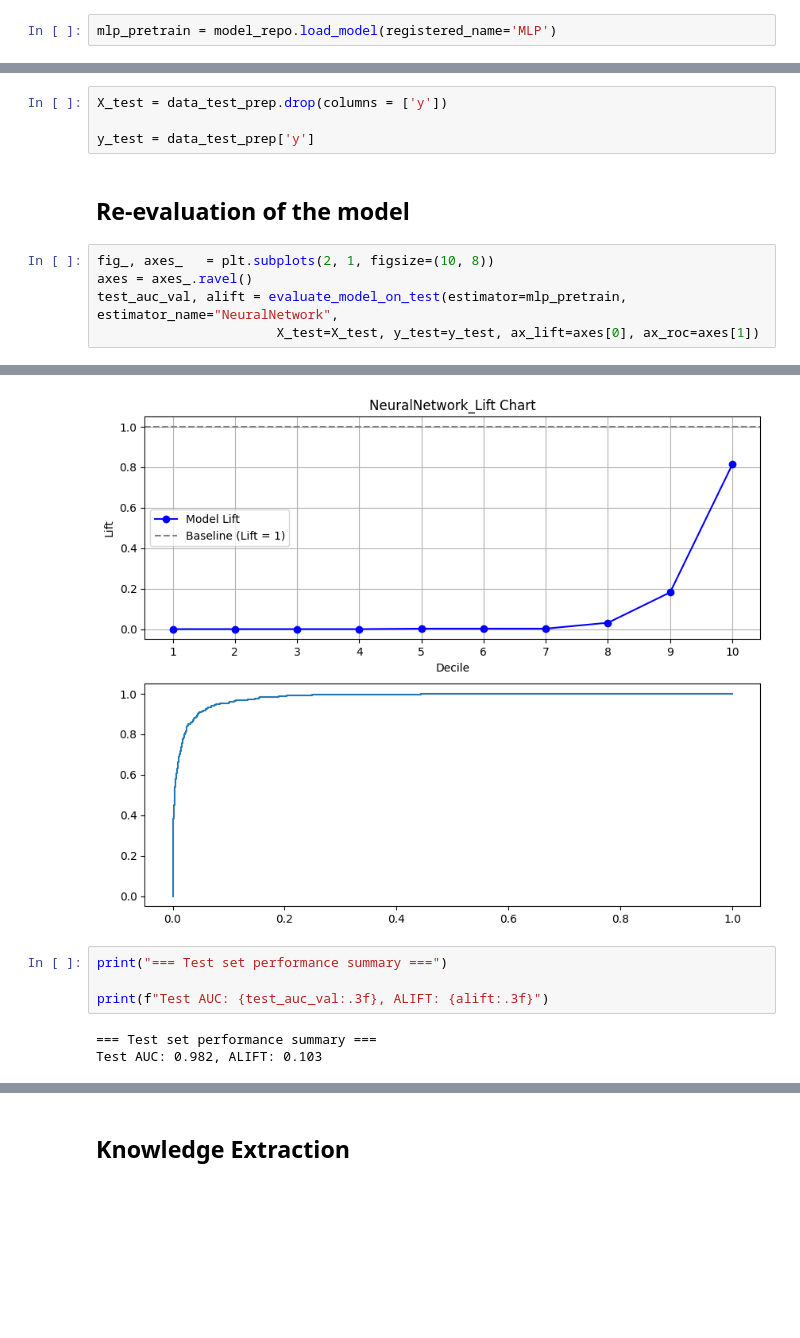
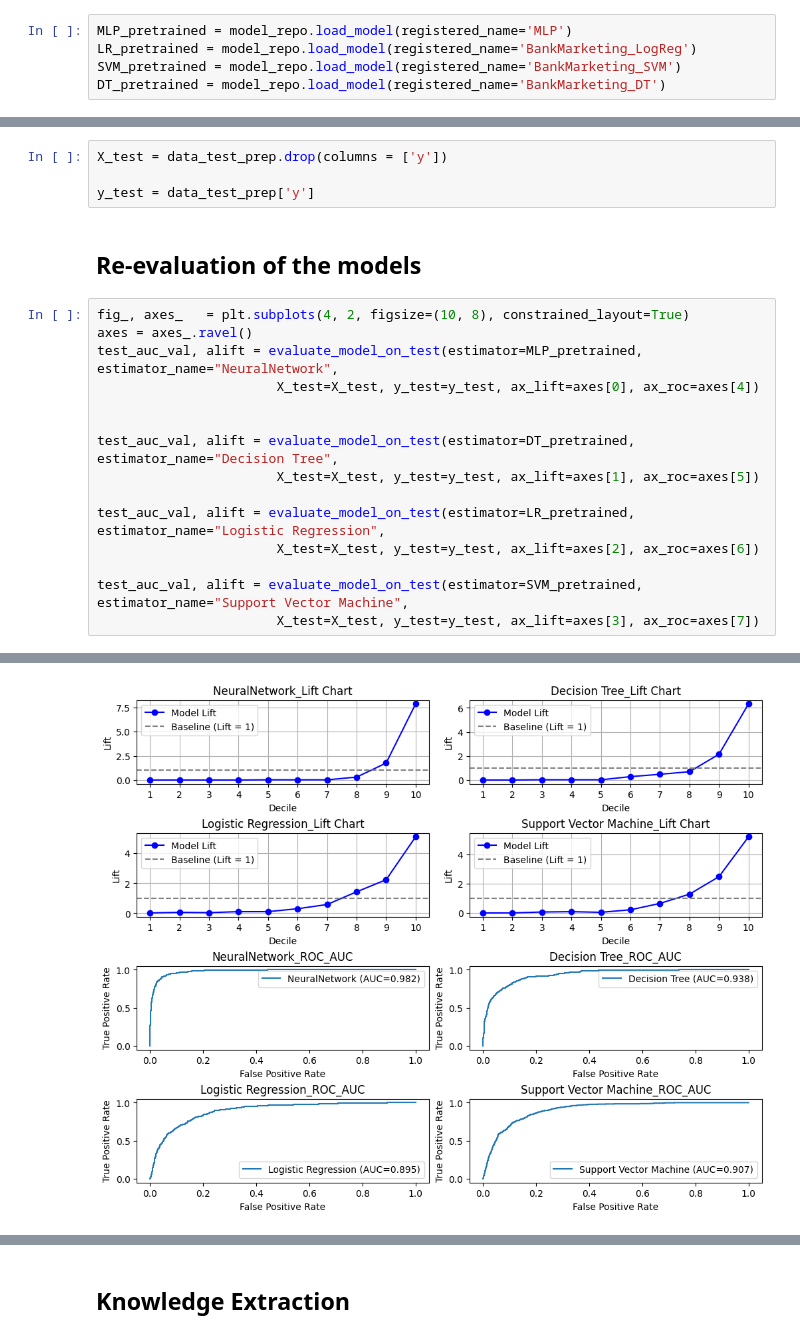
Before and after one commit to SoheilMehrizi/Decision-Support-System-for-Bank-telemarketing, a Jupyter notebook: notebooks/Knowledge_Extraction.ipynb, the cells around one changed output, grey strips where cells are left out. Cells and saved outputs as stored; diff of their text form; blank space fills up the shorter version.

Commit message:
refine Visualization of roc_auc and alift.

```diff
--- a/notebooks/Knowledge_Extraction.ipynb
+++ b/notebooks/Knowledge_Extraction.ipynb
@@ -82,4 +82,7 @@ model_repo.list_registered_models()
   'Support '
   'System/Project/notebooks/../src/models/mlruns/881043748118622715/ee7e3dfaa7e844be99b707c397ff47df/artifacts/MLP'), status='READY', status_message=None, tags={}, user_id=None, version=1>], name='MLP ...
 # %%
-mlp_pretrain = model_repo.load_model(registered_name='MLP')
+MLP_pretrained = model_repo.load_model(registered_name='MLP')
+LR_pretrained = model_repo.load_model(registered_name='BankMarketing_LogReg')
+SVM_pretrained = model_repo.load_model(registered_name='BankMarketing_SVM')
+DT_pretrained = model_repo.load_model(registered_name='BankMarketing_DT')
@@ -169,10 +168,20 @@ X_test = data_test_prep.drop(columns = ['y'])
 
 y_test = data_test_prep['y']
 # %% [markdown]
-## Re-evaluation of the model
+## Re-evaluation of the models
 # %%
-fig_, axes_   = plt.subplots(2, 1, figsize=(10, 8))
+fig_, axes_   = plt.subplots(4, 2, figsize=(10, 8), constrained_layout=True)
 axes = axes_.ravel()
-test_auc_val, alift = evaluate_model_on_test(estimator=mlp_pretrain, estimator_name="NeuralNetwork",
-                       X_test=X_test, y_test=y_test, ax_lift=axes[0], ax_roc=axes[1])
+test_auc_val, alift = evaluate_model_on_test(estimator=MLP_pretrained, estimator_name="NeuralNetwork",
+                       X_test=X_test, y_test=y_test, ax_lift=axes[0], ax_roc=axes[4])
+
+
+test_auc_val, alift = evaluate_model_on_test(estimator=DT_pretrained, estimator_name="Decision Tree",
+                       X_test=X_test, y_test=y_test, ax_lift=axes[1], ax_roc=axes[5])
+
+test_auc_val, alift = evaluate_model_on_test(estimator=LR_pretrained, estimator_name="Logistic Regression",
+                       X_test=X_test, y_test=y_test, ax_lift=axes[2], ax_roc=axes[6])
+
+test_auc_val, alift = evaluate_model_on_test(estimator=SVM_pretrained, estimator_name="Support Vector Machine",
+                       X_test=X_test, y_test=y_test, ax_lift=axes[3], ax_roc=axes[7])
 # %% [output]
@@ -180,9 +189,2 @@ test_auc_val, alift = evaluate_model_on_test(estimator=mlp_pretrain, estimator_n
 y_test_proba: (4461,)
-[figure, old version]
+[figure, new version]
-# %%
-print("=== Test set performance summary ===")
-
-print(f"Test AUC: {test_auc_val:.3f}, ALIFT: {alift:.3f}")
-# %% [output]
-=== Test set performance summary ===
-Test AUC: 0.982, ALIFT: 0.103
```
Also changed, not shown: parts of 6 cells of this notebook, 5 other files.
